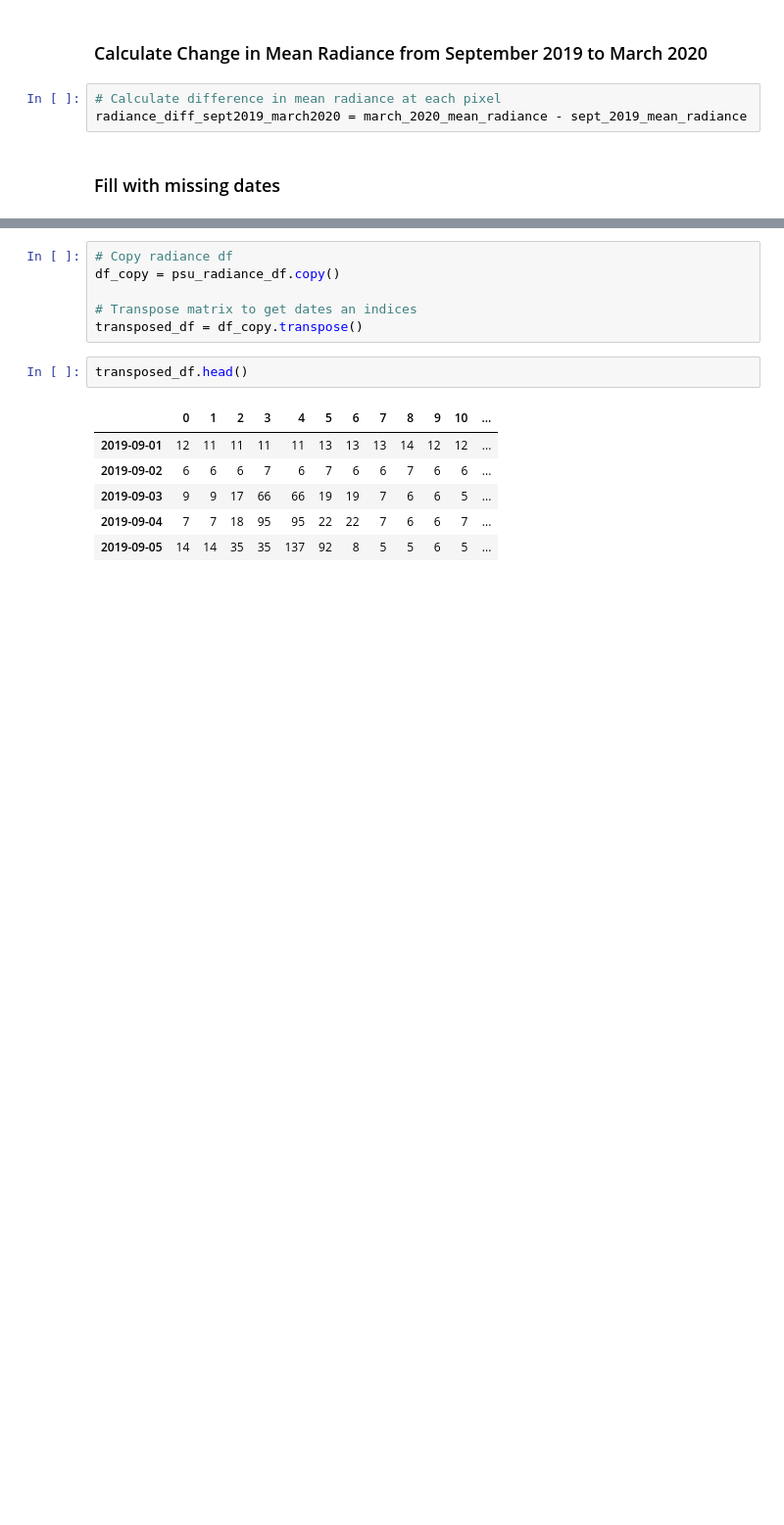
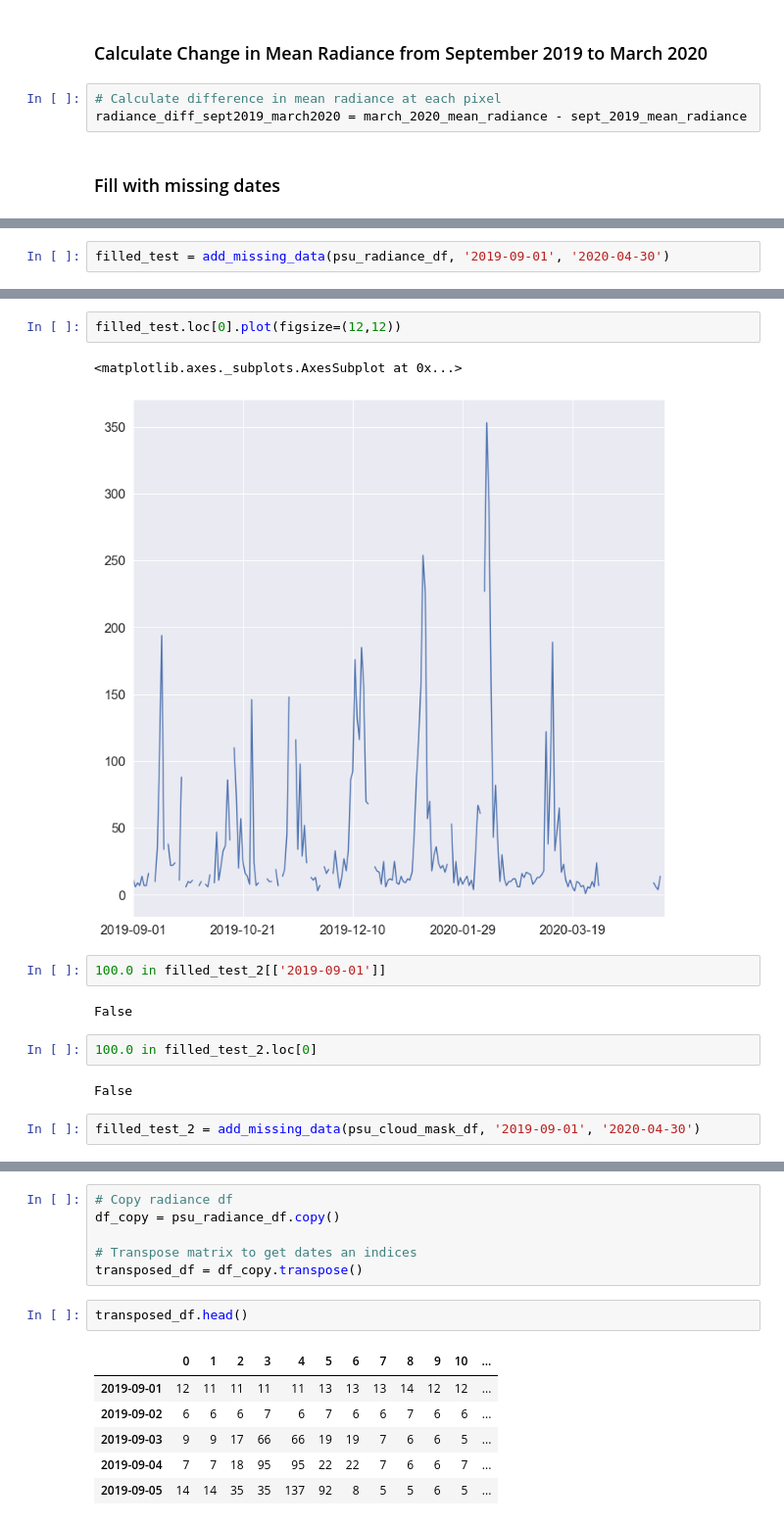
Before and after one commit to calekochenour/remote-sensing-fusion, a Jupyter notebook: 01-code-scripts/penn-state-campus-black-marble-radiance.ipynb, the cells around one changed output, grey strips where cells are left out. Shown at 98% size. Cells and saved outputs as stored; diff of their text form; blank space fills up the shorter version.

Commit message:
Add function for filling missing dates/data

```diff
--- a/01-code-scripts/penn-state-campus-black-marble-radiance.ipynb
+++ b/01-code-scripts/penn-state-campus-black-marble-radiance.ipynb
@@ -831,0 +821,2 @@ radiance_diff_sept2019_march2020 = march_2020_mean_radiance - sept_2019_mean_rad
+# %%
+filled_test = add_missing_data(psu_radiance_df, '2019-09-01', '2020-04-30')
@@ -831,0 +832,15 @@ radiance_diff_sept2019_march2020 = march_2020_mean_radiance - sept_2019_mean_rad
+# %%
+filled_test.loc[0].plot(figsize=(12,12))
+# %% [output]
+<matplotlib.axes._subplots.AxesSubplot at 0x...>
+[figure, added]
+# %%
+100.0 in filled_test_2[['2019-09-01']]
+# %% [output]
+False
+# %%
+100.0 in filled_test_2.loc[0]
+# %% [output]
+False
+# %%
+filled_test_2 = add_missing_data(psu_cloud_mask_df, '2019-09-01', '2020-04-30')
```
Also changed, not shown: parts of 16 cells of this notebook.
